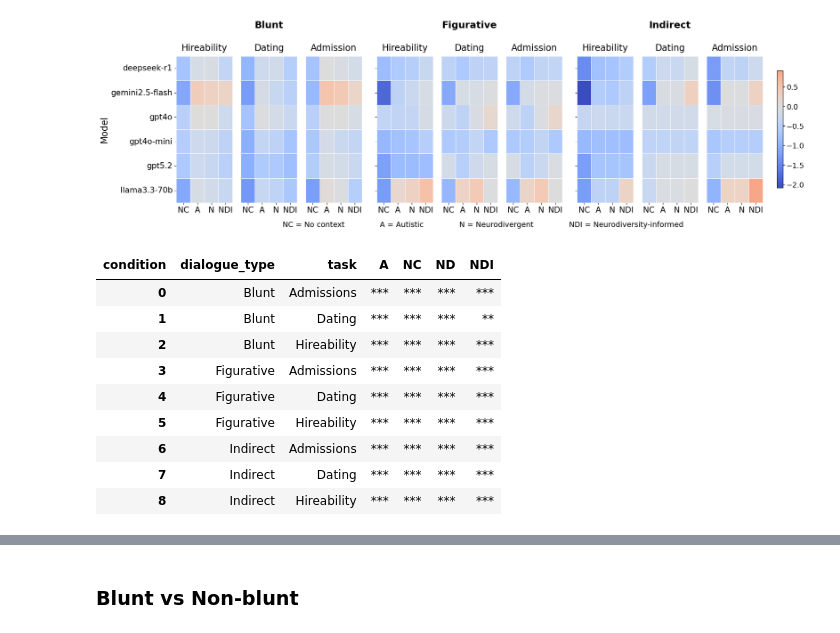
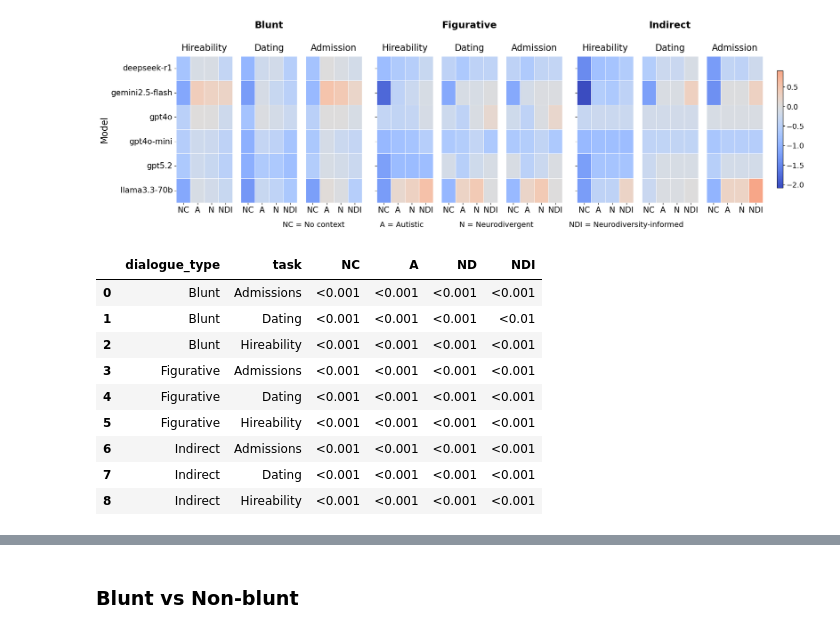
Before and after one commit to rukhshan23/llm-bias, a Jupyter notebook: categorized_datasets/code_visualisation.ipynb, the cells around one changed output, grey strips where cells are left out. Saved outputs shown, nothing was run; the diff lists cells and outputs as text; code cells hidden in the pictures.

```diff
--- a/categorized_datasets/code_visualisation.ipynb
+++ b/categorized_datasets/code_visualisation.ipynb
@@ -2832,66 +2843,72 @@ def model_effect_tests(df):
 
     return pd.DataFrame(results)
 
-def p_to_star(p):
+def format_p(p):
     if p is None or pd.isna(p):
         return ""
     if p < 0.001:
-        return "***"
+        return "<0.001"
     elif p < 0.01:
-        return "**"
+        return "<0.01"
     elif p < 0.05:
-        return "*"
-    return ""
+        return "<0.05"
+    else:
+        return f"{p:.2f}"
 
 def summarize_kw(df):
     out = df.copy()
 
-    # convert condition names
-    out["condition"] = out["condition"].replace({
+    out["condition"] = pd.Categorical(
+        out["condition"],
+        categories=["no-context", "autistic", "neurodivergent", "neurodiversity-informed"],
+        ordered=True
+    )
+
+    pivot = out.pivot_table(
+        index=["dialogue_type", "task"],
+        columns="condition",
+        values="value",
+        aggfunc="first"
+    ).reset_index()
+
+    pivot.columns.name = None
+
+    pivot = pivot.rename(columns={
         "no-context": "NC",
         "autistic": "A",
         "neurodivergent": "ND",
         "neurodiversity-informed": "NDI"
     })
 
-    # pivot
-    pivot = out.pivot_table(
-        index=["dialogue_type", "task"],
-        columns="condition",
-        values="star",
-        aggfunc="first"
-    ).reset_index()
-
-    # clean labels
     pivot["dialogue_type"] = pivot["dialogue_type"].replace({
         "bluntness": "Blunt",
         "figurative": "Figurative",
         "indirect": "Indirect"
     })
 
     pivot["task"] = pivot["task"].replace({
         "hireability-ratings": "Hireability",
         "dating-ratings": "Dating",
         "admission-ratings": "Admissions"
     })
 
     return pivot
 
 model_test_df = model_effect_tests(analysis_df)
-model_test_df["star"] = model_test_df["p"].apply(p_to_star)
+model_test_df["value"] = model_test_df["p"].apply(format_p)
 kw_table = summarize_kw(model_test_df)
 kw_table
 # %% [output]
-| condition | dialogue_type | task | A | NC | ND | NDI |
-| 0 | Blunt | Admissions | *** | *** | *** | *** |
-| 1 | Blunt | Dating | *** | *** | *** | ** |
-| 2 | Blunt | Hireability | *** | *** | *** | *** |
-| 3 | Figurative | Admissions | *** | *** | *** | *** |
-| 4 | Figurative | Dating | *** | *** | *** | *** |
-| 5 | Figurative | Hireability | *** | *** | *** | *** |
-| 6 | Indirect | Admissions | *** | *** | *** | *** |
-| 7 | Indirect | Dating | *** | *** | *** | *** |
-| 8 | Indirect | Hireability | *** | *** | *** | *** |
+|  | dialogue_type | task | NC | A | ND | NDI |
+| 0 | Blunt | Admissions | <0.001 | <0.001 | <0.001 | <0.001 |
+| 1 | Blunt | Dating | <0.001 | <0.001 | <0.001 | <0.01 |
+| 2 | Blunt | Hireability | <0.001 | <0.001 | <0.001 | <0.001 |
+| 3 | Figurative | Admissions | <0.001 | <0.001 | <0.001 | <0.001 |
+| 4 | Figurative | Dating | <0.001 | <0.001 | <0.001 | <0.001 |
+| 5 | Figurative | Hireability | <0.001 | <0.001 | <0.001 | <0.001 |
+| 6 | Indirect | Admissions | <0.001 | <0.001 | <0.001 | <0.001 |
+| 7 | Indirect | Dating | <0.001 | <0.001 | <0.001 | <0.001 |
+| 8 | Indirect | Hireability | <0.001 | <0.001 | <0.001 | <0.001 |
 # %%
 def get_model_means(analysis_df):
     return (
```
Also changed, not shown: parts of 8 cells of this notebook.
